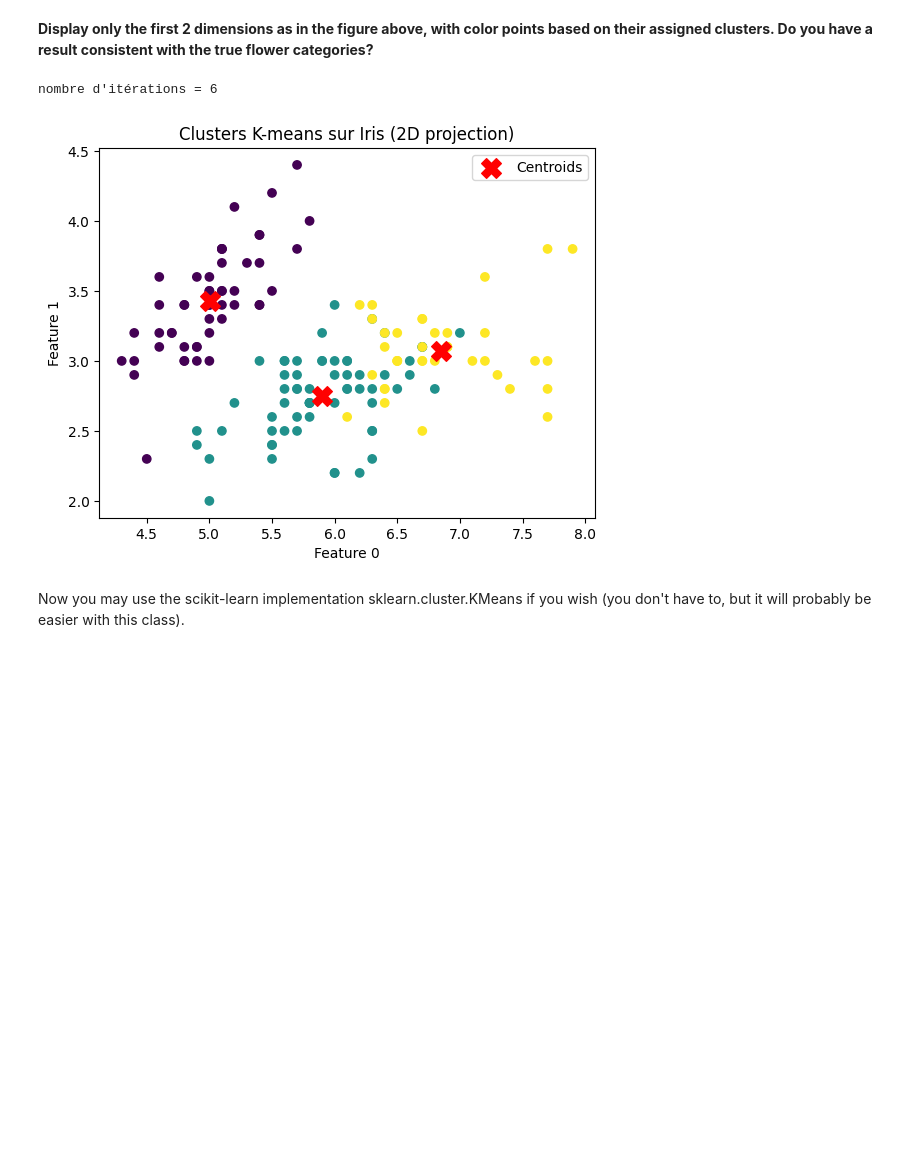
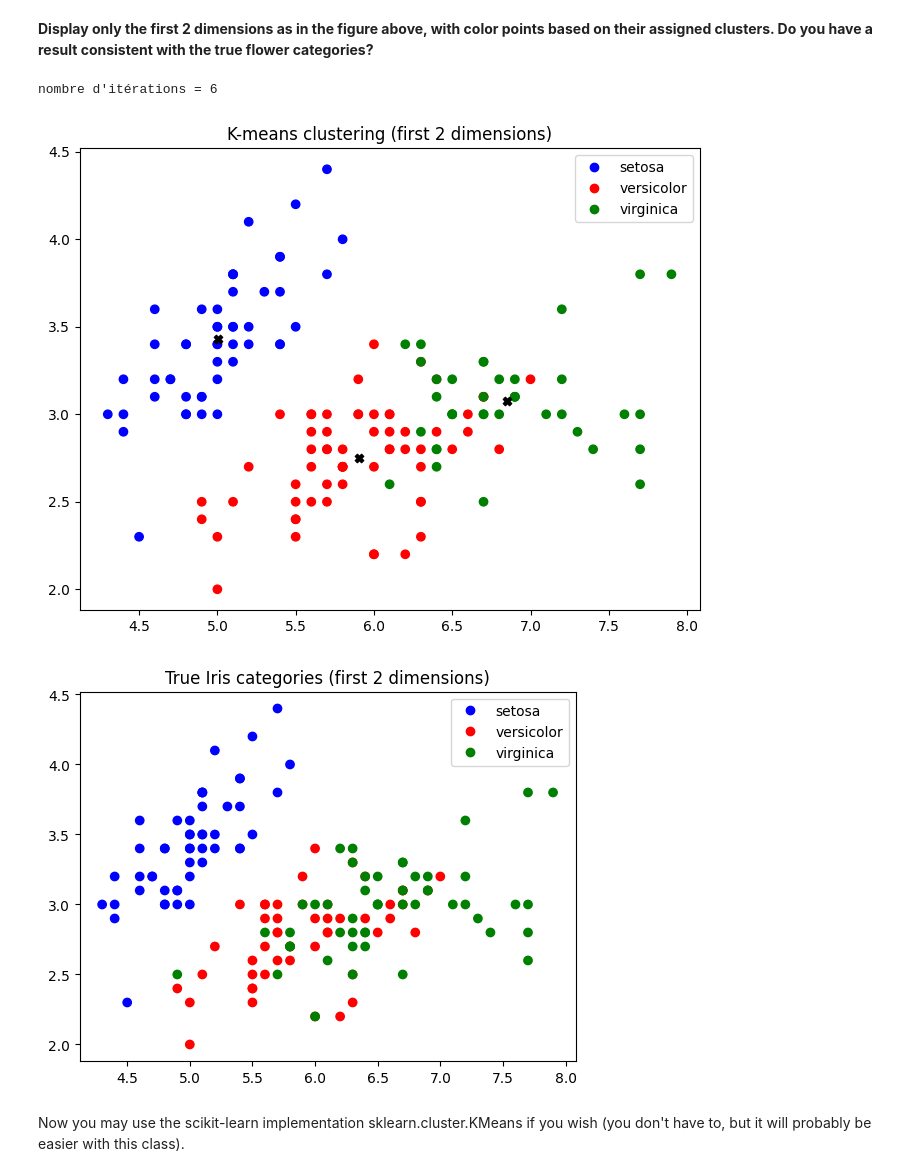
Before and after one commit to audreybvt/ML, a Jupyter notebook: Lab 1 - Supervised and unsupervised learning.ipynb, the cells around one changed output. Drawn from its saved outputs; the diff is of its cells as text; code cells hidden in the pictures; blank space fills up the shorter version.

```diff
--- a/Lab 1 - Supervised and unsupervised learning.ipynb
+++ b/Lab 1 - Supervised and unsupervised learning.ipynb
@@ -155,24 +155,24 @@ print(kmean(X_iris,3))
 **Display only the first 2 dimensions as in the figure above, with color points based on their assigned clusters. Do you have a result consistent with the true flower categories?**
 # %%
 centroids, labels = kmean(X_iris, 3)
-
-from matplotlib.colors import ListedColormap
-
 colormap = ListedColormap(['blue', 'red', 'green'])
 
-colormap = plt.cm.get_cmap("viridis", 3)
+plt.figure(figsize=(8,6))
+scatter = plt.scatter(X_iris[:,0], X_iris[:,1], c=labels, cmap=colormap)#c=labels to have the clusters found by k-mean
 
-plt.scatter(X_iris[:,0], X_iris[:,1], c=labels, cmap=colormap)
-plt.scatter(centroids[:,0], centroids[:,1], c='red', marker='X', s=200, label='Centroids')
+plt.scatter(centroids[:,0], centroids[:,1], c="black", marker="X", label="Centroids")#show the centroids
+plt.legend(scatter.legend_elements()[0], iris_dataset.target_names)
+plt.title("K-means clustering (first 2 dimensions)")
+plt.show()
 
-plt.title("Clusters K-means sur Iris (2D projection)")
-plt.xlabel("Feature 0")
-plt.ylabel("Feature 1")
-plt.legend()
+scatter = plt.scatter(X_iris[:,0], X_iris[:,1], c=y_iris, cmap=colormap) #c=y_iris to have the true flower categories
+plt.legend(scatter.legend_elements()[0], iris_dataset.target_names)
+plt.title("True Iris categories (first 2 dimensions)")
 plt.show()
 # %% [output]
 nombre d'itérations = 6
-[figure, old version]
+[figure, new version]
+[figure, added]
 # %% [markdown]
 Now you may use the scikit-learn implementation sklearn.cluster.KMeans if you wish (you don't have to, but it will probably be easier with this class).
 # %% [markdown]
```
